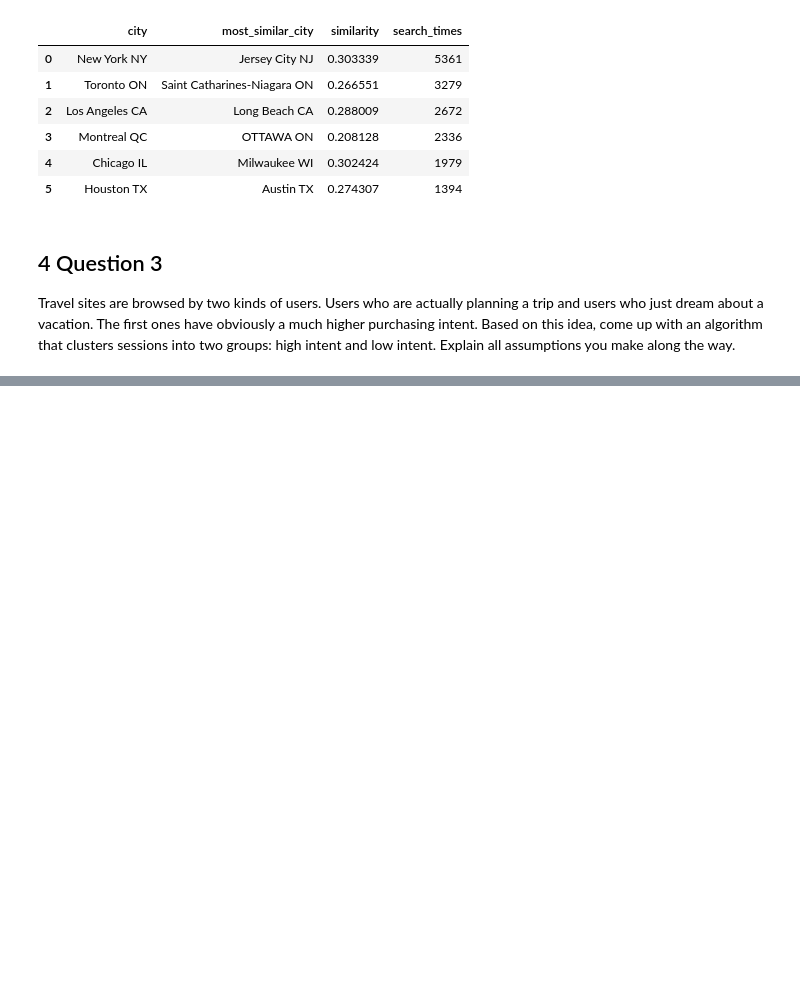
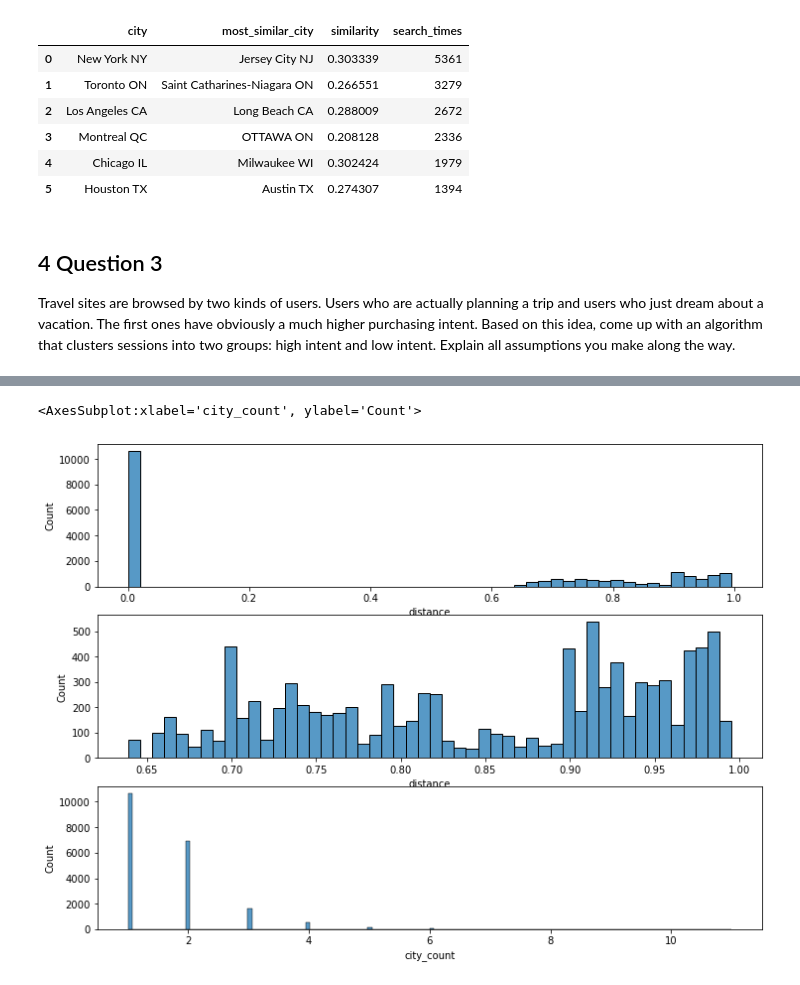
Before and after one commit to chunyanhao/DS_Takehome_Practice, a Jupyter notebook: 13. Json City Similarities.ipynb, the cells around one changed output, grey strips where cells are left out. Drawn from its saved outputs; the diff is of its cells as text; code cells hidden in the pictures; blank space fills up the shorter version.

```diff
--- a/13. Json City Similarities.ipynb
+++ b/13. Json City Similarities.ipynb
@@ -187,9 +187,8 @@ ans = []
 similarity = []
 for i in range(len(city_similarity)):
     row = city_similarity.iloc[i, :]
+    row[i] = 0
     for j in range(len(city_similarity)):
-        if i == j:
-            row[i] = 0
         if row[j] == max(row):
             ans.append(city_names[j])
             similarity.append(row[j])
@@ -219,0 +227,24 @@ Travel sites are browsed by two kinds of users. Users who are actually planning
+# %%
+def avg_distance(city_list):
+    if len(city_list) == 1:
+        return 0
+    total_distance = 0
+    count = 0
+    for i in range(1, len(city_list)):
+        for j in range(i):
+            total_distance += (1 - (city_similarity.loc[city_list[i], city_list[j]]))
+            count += 1
+    return total_distance/count
+# %%
+city_search['distance'] = city_search['cities'].apply(lambda x: avg_distance(x))
+# %%
+city_search['city_count'] = city_search['cities'].apply(lambda x: len(x))
+# %%
+fig, ax = plt.subplots(3, 1, figsize = (12, 9))
+sns.histplot(data = city_search, x = 'distance', bins = 50, ax = ax[0])
+sns.histplot(data = city_search[city_search.city_count > 1], x = 'distance', bins = 50, ax = ax[1])
+
+sns.histplot(data = city_search, x = 'city_count', ax = ax[2])
+# %% [output]
+<AxesSubplot:xlabel='city_count', ylabel='Count'>
+[figure, added]
```
Also changed, not shown: parts of 4 cells of this notebook, 2 other files.
